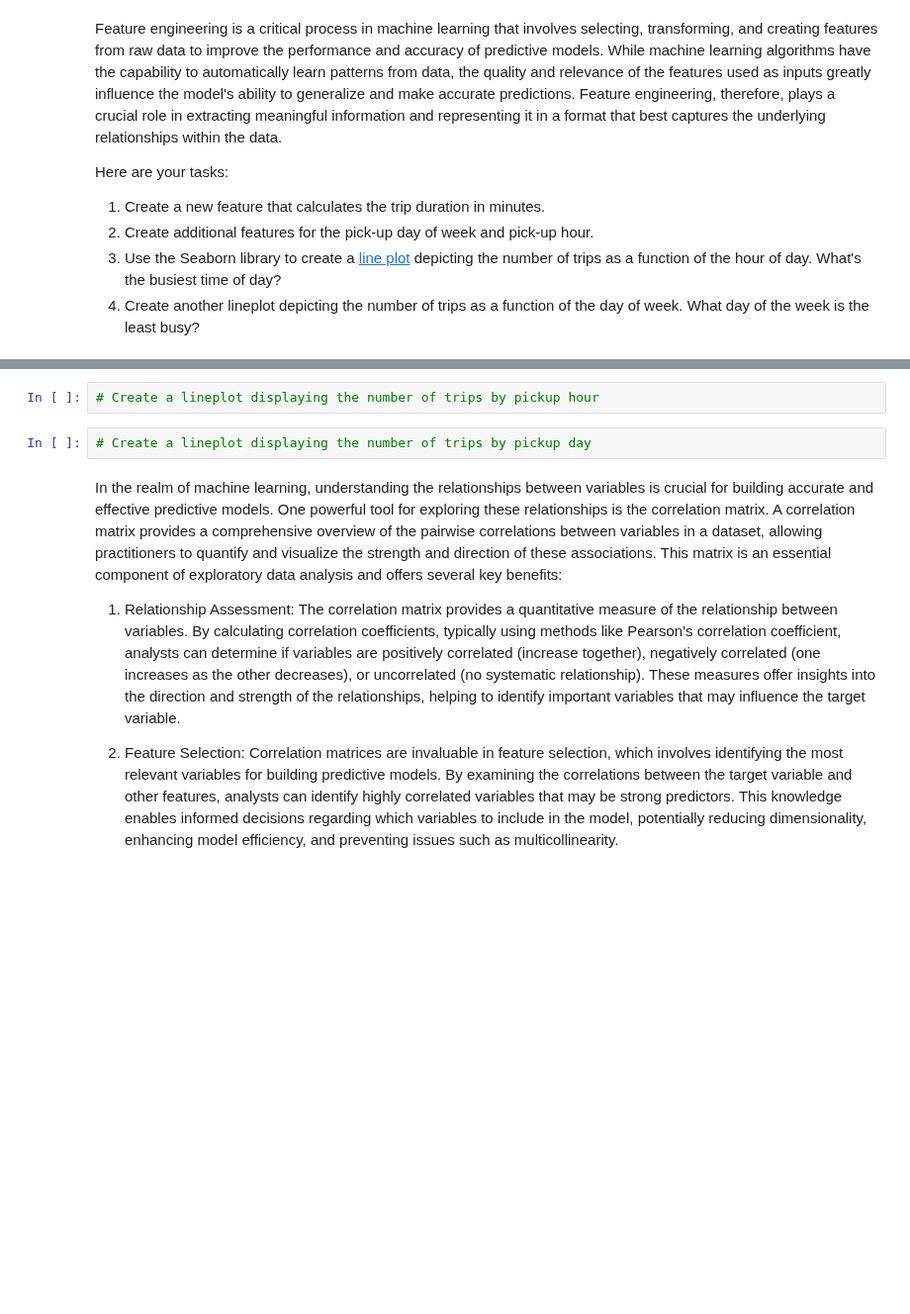
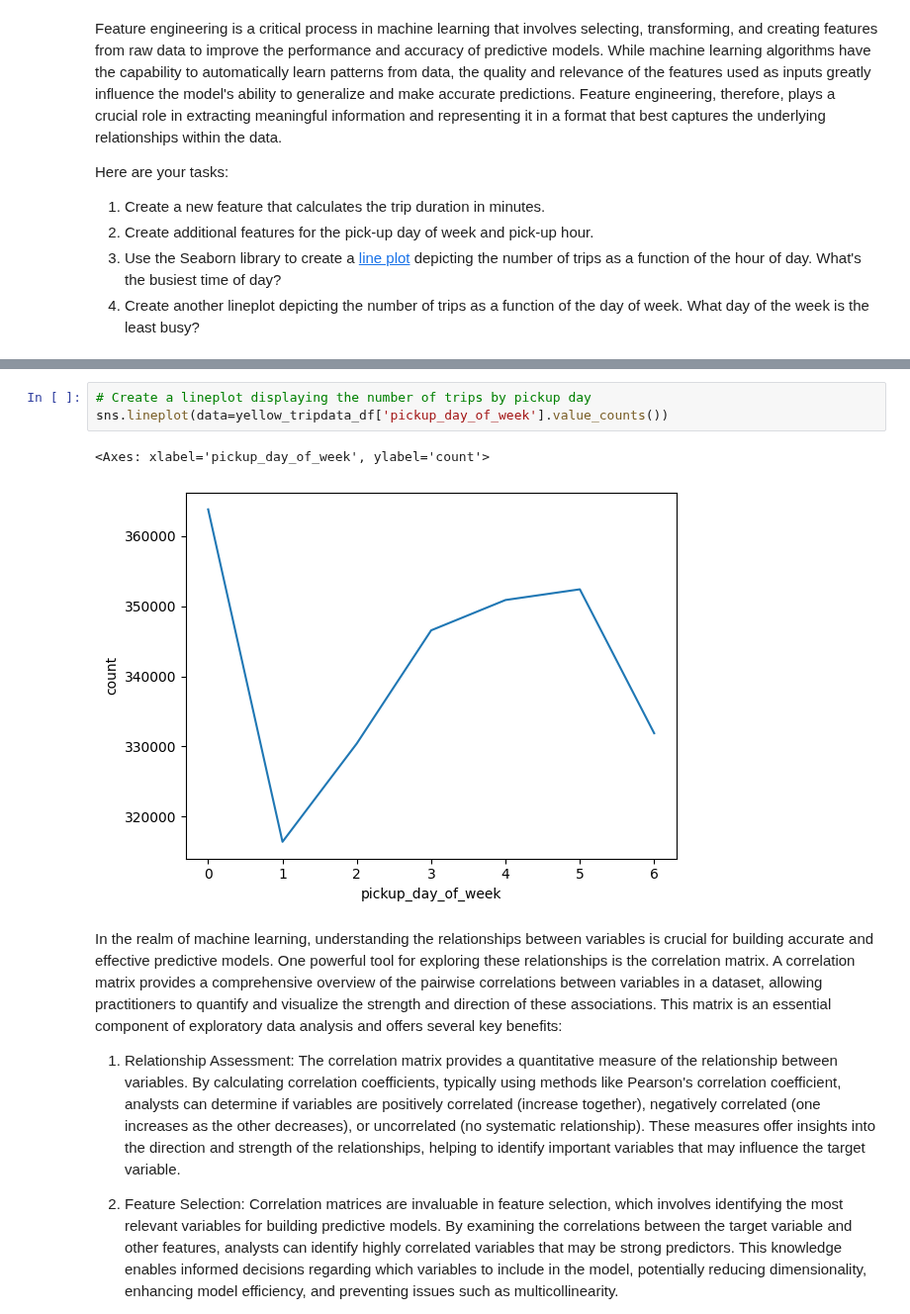
Before and after one commit to chrishalbert/guild-mle-projects, a Jupyter notebook: Student_MLE_MiniProject_EDA.ipynb, the cells around one changed output, grey strips where cells are left out. Shown at 99% size. Drawn from its saved outputs; the diff is of its cells as text; blank space fills up the shorter version.

```diff
--- a/Student_MLE_MiniProject_EDA.ipynb
+++ b/Student_MLE_MiniProject_EDA.ipynb
@@ -141,7 +165,9 @@ AttributeError: 'Series' object has no attribute 'seconds'
 # %%
-# Create a lineplot displaying the number of trips by pickup hour
+# Create a lineplot displaying the number of trips by pickup day
+sns.lineplot(data=yellow_tripdata_df['pickup_day_of_week'].value_counts())
+# %% [output]
+<Axes: xlabel='pickup_day_of_week', ylabel='count'>
+[figure, added]
-# %%
-# Create a lineplot displaying the number of trips by pickup day
 # %% [markdown]
 In the realm of machine learning, understanding the relationships between variables is crucial for building accurate and effective predictive models. One powerful tool for exploring these relationships is the correlation matrix. A correlation matrix provides a comprehensive overview of the pairwise correlations between variables in a dataset, allowing practitioners to quantify and visualize the strength and direction of these associations. This matrix is an essential component of exploratory data analysis and offers several key benefits:
 
```
Also changed, not shown: parts of 4 cells of this notebook.
